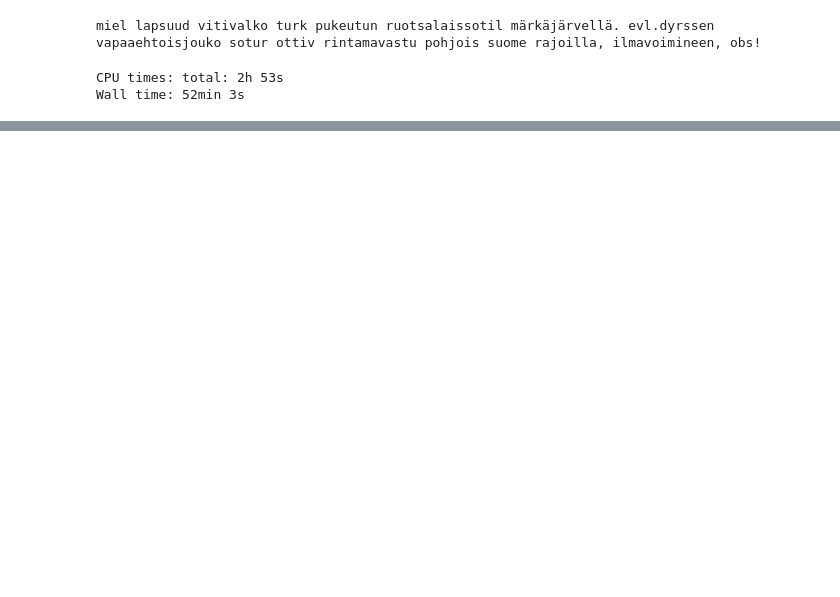
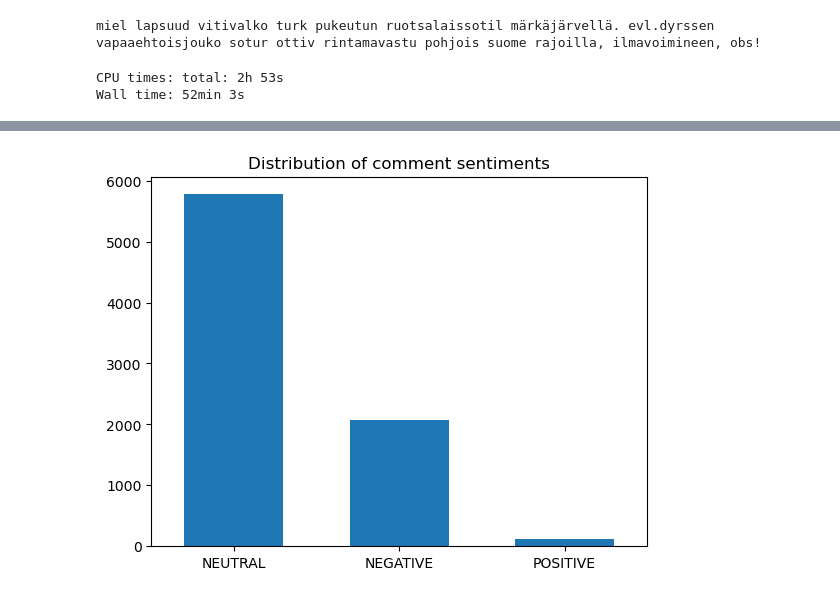
Before and after one commit to eevib/introDataMiniProject, a Jupyter notebook: data_analysis.ipynb, the cells around one changed output, grey strips where cells are left out. Saved outputs shown, nothing was run; the diff lists cells and outputs as text; code cells hidden in the pictures; blank space fills up the shorter version.

```diff
--- a/data_analysis.ipynb
+++ b/data_analysis.ipynb
@@ -193,0 +268,8 @@ comment_df2.to_csv("comment.csv")
+# %%
+bins = np.arange(4) - 0.3
+plt.hist(comment_df2["sentiment"],bins=bins,width=0.6)
+plt.xlim(-0.5,2.5)
+plt.title("Distribution of comment sentiments")
+plt.savefig("images/sentiment_distribution.png")
+# %% [output]
+[figure, added]
```
Also changed, not shown: parts of 12 cells of this notebook.
